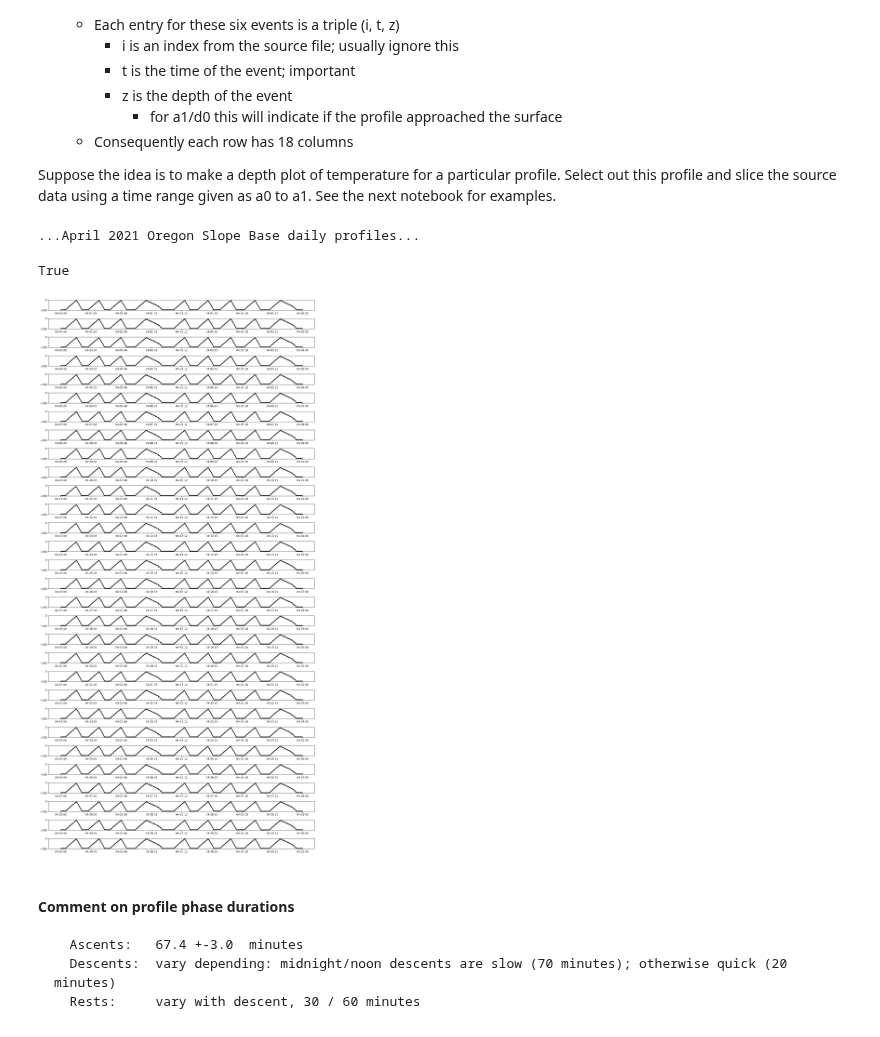
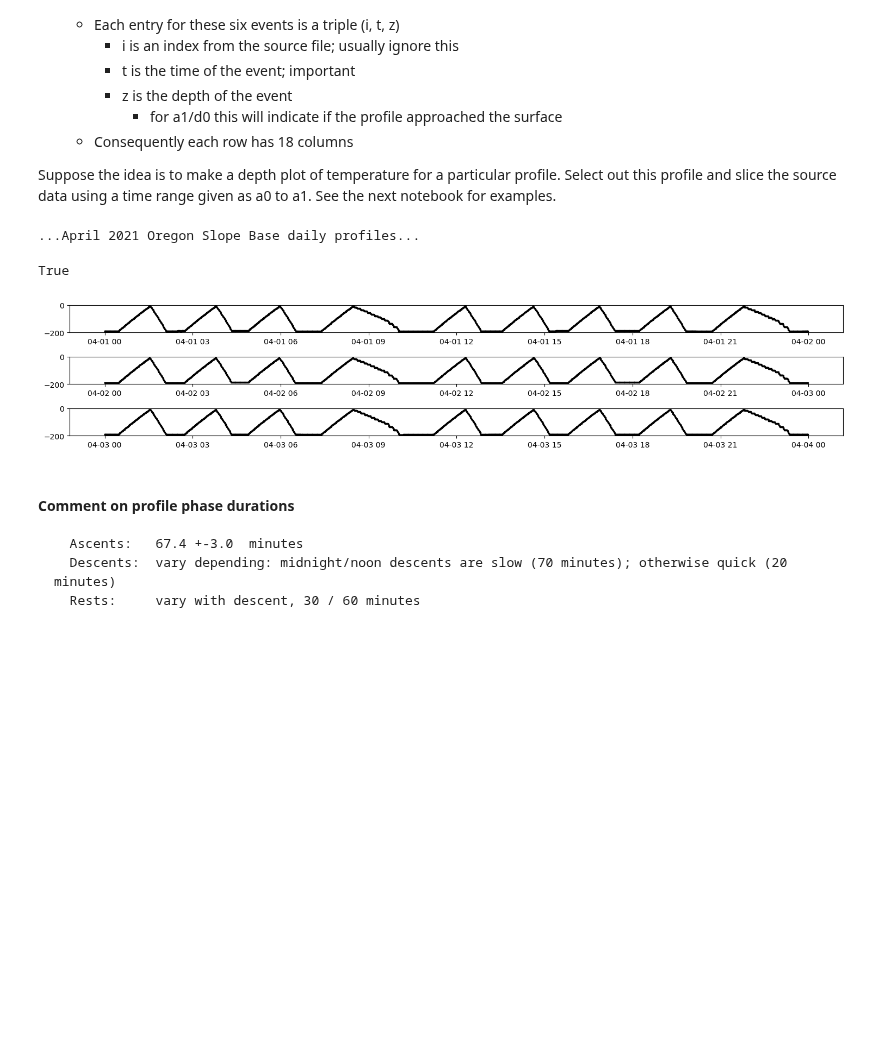
Before and after one commit to geo-smart/oceanography, a Jupyter notebook: book/chapters/data.ipynb, the cells around one changed output. Saved outputs shown, nothing was run; the diff lists cells and outputs as text; code cells hidden in the pictures; blank space fills up the shorter version.

```diff
--- a/book/chapters/data.ipynb
+++ b/book/chapters/data.ipynb
@@ -315,9 +339,8 @@ Some relevant-in-time profiles
 # %%
-def WriteProfile(date_id):
-    fnm = '../data/osb_ctd_' + date_id + '_pressure.nc'
-    a0, a1, d0, d1, r0, r1 = ProfileGenerator(fnm, 'z', True)
+# def WriteProfile(date_id):
+#     fnm = '../data/osb_ctd_' + date_id + '_pressure.nc'
+#     a0, a1, d0, d1, r0, r1 = ProfileGenerator(fnm, 'z', True)
     # last 2 days chart check: xr.open_dataset(fnm)['z'][-1440*2:-1].plot()
-    if not ProfileWriter('../profiles/osb_profiles_' + date_id + '.csv', a0, a1, d0, d1, r0, r1): print('ProfileWriter() is False')
-
-
-for date_id in ['apr21', 'jul21', 'jan22']: WriteProfile(date_id)               # !!!!! hard coded flag
+#     if not ProfileWriter('../profiles/osb_profiles_' + date_id + '.csv', a0, a1, d0, d1, r0, r1): print('ProfileWriter() is False')
+#
+# for date_id in ['apr21', 'jul21', 'jan22']: WriteProfile(date_id)               # !!!!! hard coded flag
@@ -359,29 +364,29 @@ for examples.
 # %%
 #### visual on one month of profiles
 # !!!!! hard coded flag
 # !!!!! flag move to charts
 
-def VisualizeOneMonthOfProfiles(date_id, n_days, year_id, month_id, month_name, site_name):
-    ds = xr.open_dataset('./../data/osb_ctd_' + date_id + '_pressure.nc')
+def VisualizeProfiles(date_id, n_days, year_id, month_id, month_name, site_name):
+    ds = xr.open_dataset('./rca/sensors/data/osb_ctd_' + date_id + '_pressure.nc')
     fig, axs = plt.subplots(n_days, 1, figsize=(15,n_days), tight_layout=True)
 
     for i in range(n_days):
         daystring = str(i+1) if i > 8 else '0' + str(i+1)
         time0 = dt64(year_id + '-' + month_id + '-' + daystring + 'T00:00:00')
         time1 = dt64(year_id + '-' + month_id + '-' + daystring + 'T23:59:59')
         dsDay = ds.sel(time=slice(time0, time1))
         axs[i].plot(dsDay.time, dsDay.z, marker='.', markersize=3., color='k')
         axs[i].set(ylim = (-200., 0.))
 
     print('...' + month_name + ' ' + str(year_id) + ' ' + site_name + ' daily profiles...')
     return True
 
 
-VisualizeOneMonthOfProfiles('apr21', 30, '2021', '04', 'April', 'Oregon Slope Base')
+VisualizeProfiles('apr21', 3, '2021', '04', 'April', 'Oregon Slope Base')
 # %% [output]
 ...April 2021 Oregon Slope Base daily profiles...
 True
-[figure, old version]
+[figure, new version]
 # %% [markdown]
 #### Comment on profile phase durations
 
```
Also changed, not shown: parts of 5 cells of this notebook, 1 other file.
